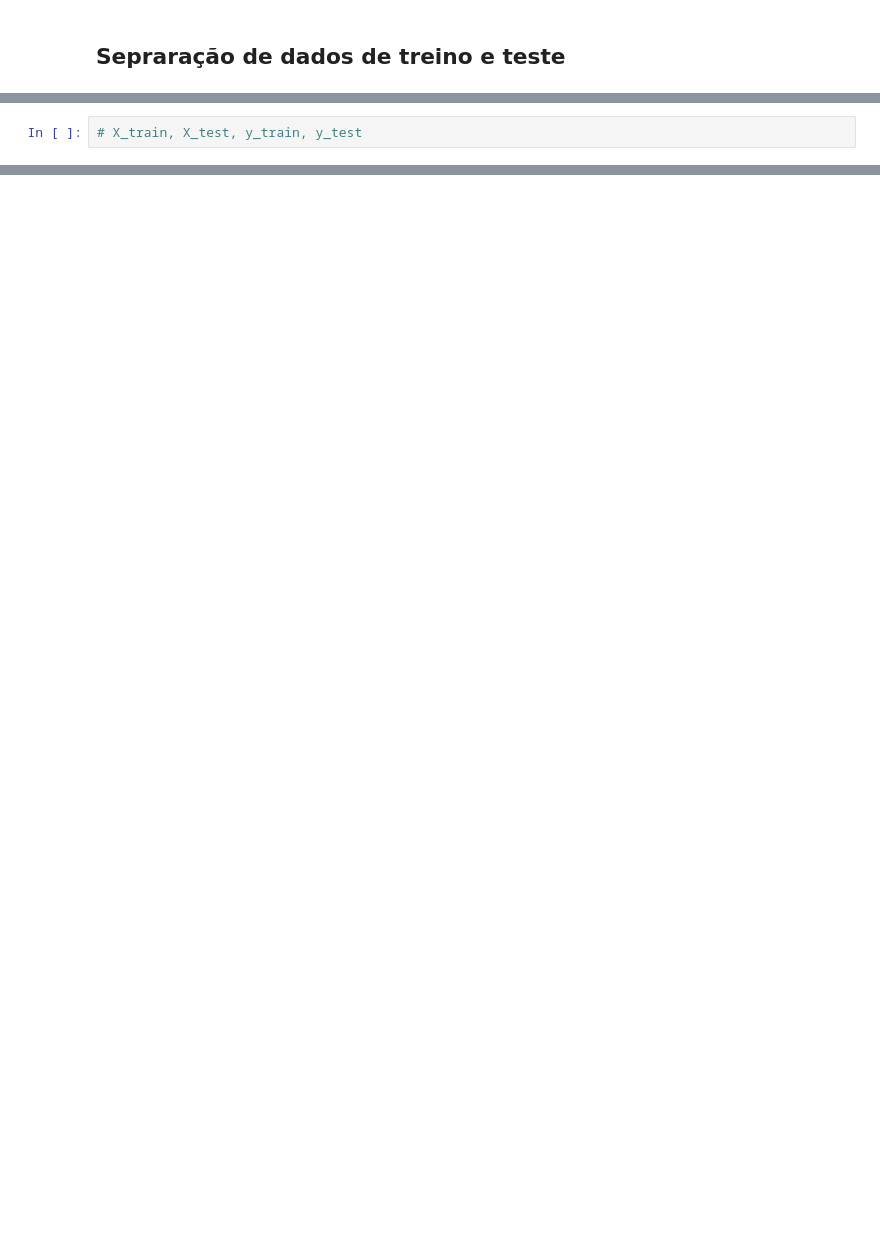
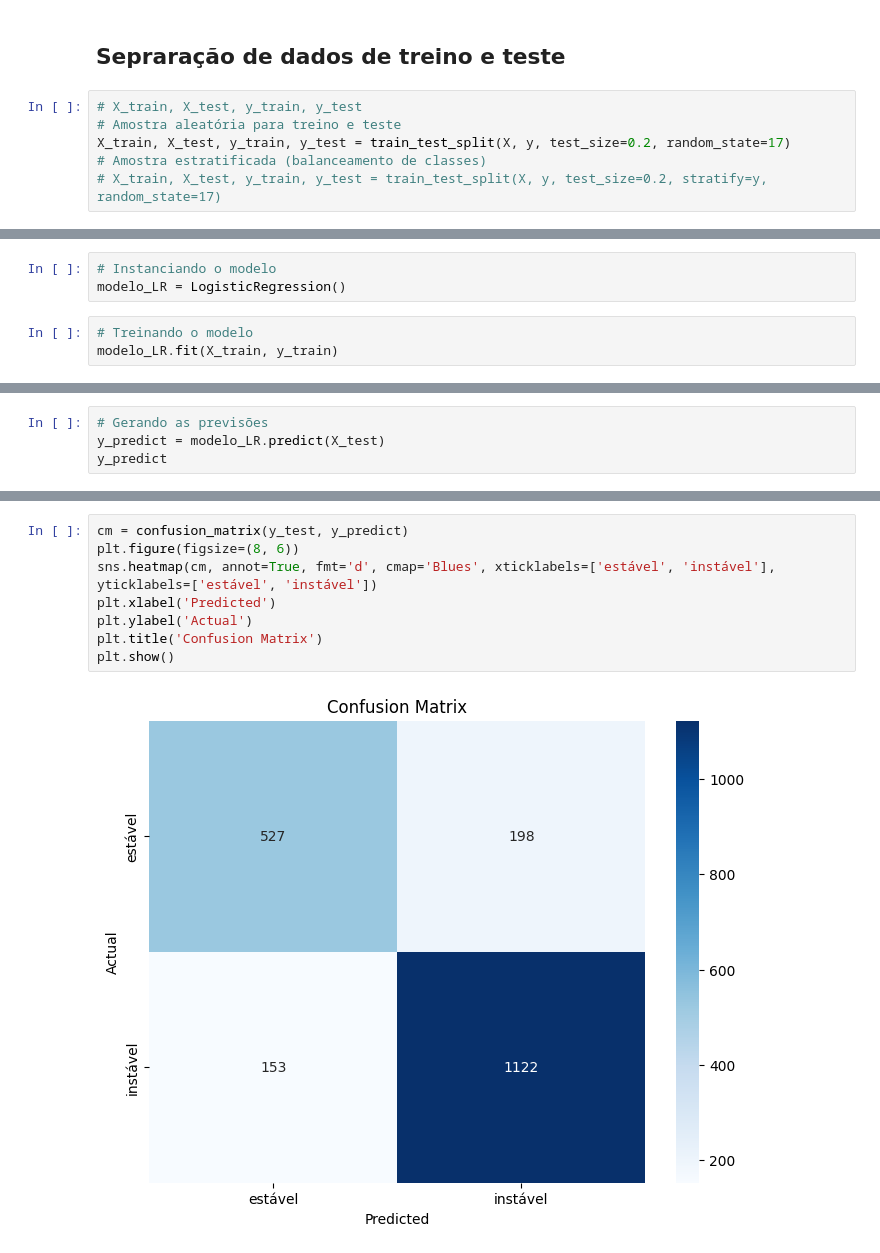
Before and after one commit to reicheguilherme-spec/Machine_Learing_SERS_1CCPG, a Jupyter notebook: AULA_06_ML_ENERGIA.ipynb, the cells around one changed output, grey strips where cells are left out. Drawn from its saved outputs; the diff is of its cells as text; blank space fills up the shorter version.

```diff
--- a/AULA_06_ML_ENERGIA.ipynb
+++ b/AULA_06_ML_ENERGIA.ipynb
@@ -147,3 +147,9 @@ y.head()
 dtype: object
 # %% [markdown]
 ## Sepraração de dados de treino e teste
+# %%
+# X_train, X_test, y_train, y_test
+# Amostra aleatória para treino e teste
+X_train, X_test, y_train, y_test = train_test_split(X, y, test_size=0.2, random_state=17)
+# Amostra estratificada (balanceamento de classes)
+# X_train, X_test, y_train, y_test = train_test_split(X, y, test_size=0.2, stratify=y, random_state=17)
@@ -150,2 +158,6 @@ dtype: object
+# %%
+# Instanciando o modelo
+modelo_LR = LogisticRegression()
 # %%
-# X_train, X_test, y_train, y_test
+# Treinando o modelo
+modelo_LR.fit(X_train, y_train)
@@ -151,0 +166,4 @@ dtype: object
+# %%
+# Gerando as previsões
+y_predict = modelo_LR.predict(X_test)
+y_predict
@@ -151,0 +181,10 @@ dtype: object
+# %%
+cm = confusion_matrix(y_test, y_predict)
+plt.figure(figsize=(8, 6))
+sns.heatmap(cm, annot=True, fmt='d', cmap='Blues', xticklabels=['estável', 'instável'], yticklabels=['estável', 'instável'])
+plt.xlabel('Predicted')
+plt.ylabel('Actual')
+plt.title('Confusion Matrix')
+plt.show()
+# %% [output]
+[figure, added]
```
Also changed, not shown: parts of 8 cells of this notebook.
